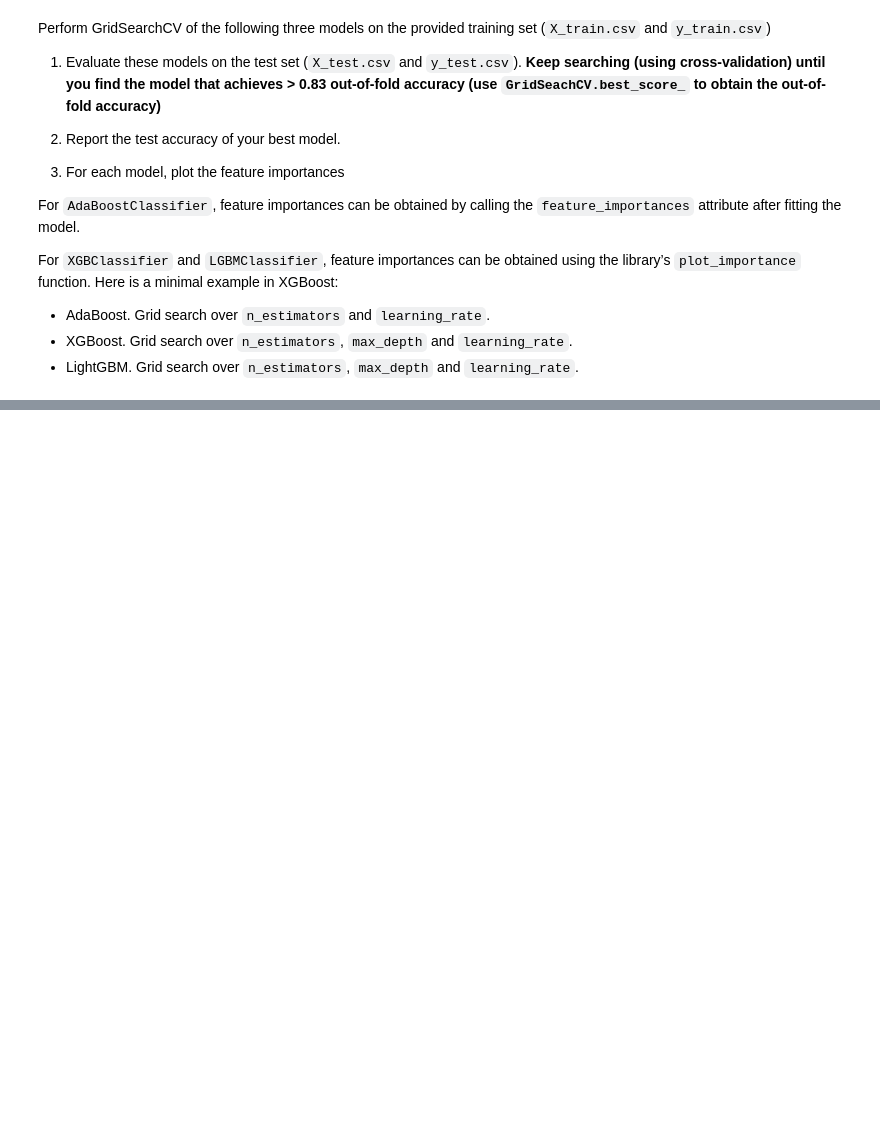
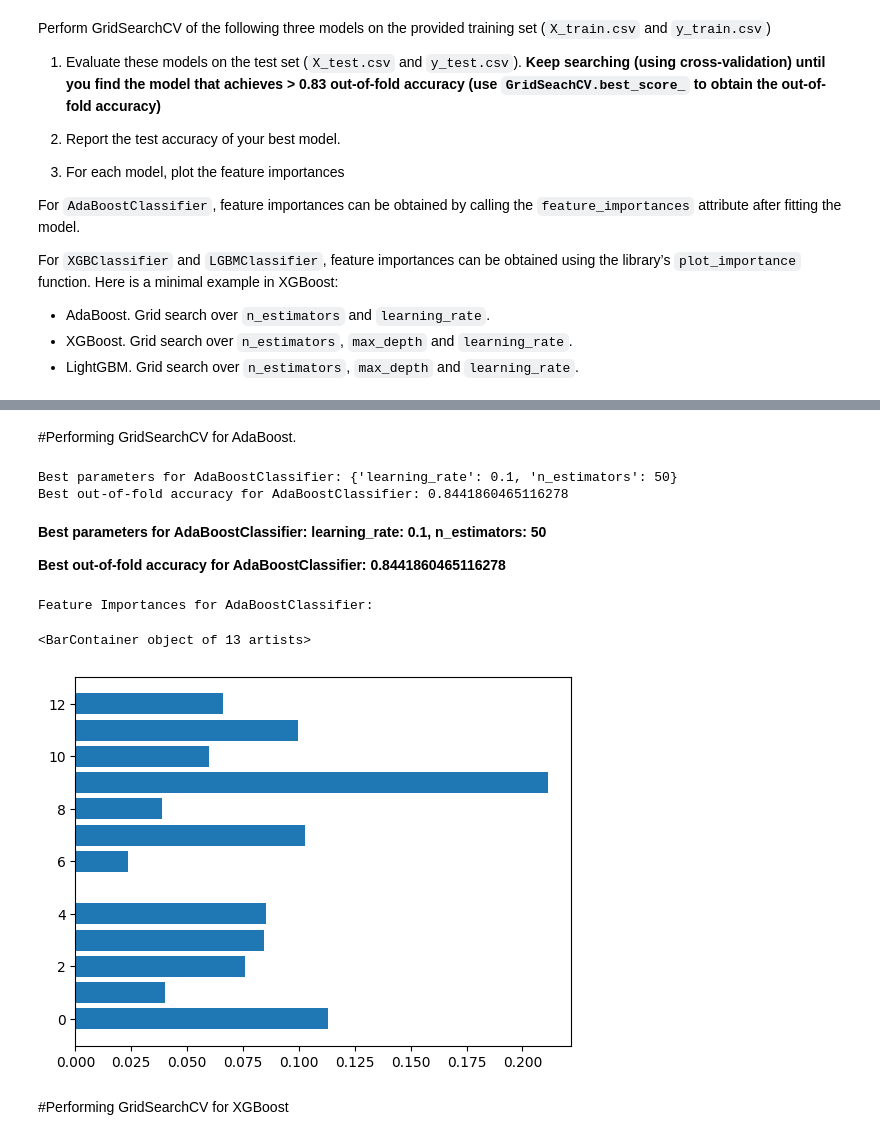
Before and after one commit to H0wAreU/Statistical-Learning-Labs., a Jupyter notebook: Lab07_Boosted_trees.ipynb, the cells around one changed output, grey strips where cells are left out. Drawn from its saved outputs; the diff is of its cells as text; code cells hidden in the pictures; blank space fills up the shorter version.

```diff
--- a/Lab07_Boosted_trees.ipynb
+++ b/Lab07_Boosted_trees.ipynb
@@ -57,0 +78,48 @@ X_train
+# %% [markdown]
+#Performing GridSearchCV for AdaBoost.
+# %%
+from sklearn.ensemble import AdaBoostClassifier
+
+# Define the estimator (AdaBoostClassifier)
+adaboost = AdaBoostClassifier(random_state=42)
+
+# Define the parameter grid for AdaBoost
+param_adaboost = {
+    'n_estimators': [50, 100, 200],
+    'learning_rate': [0.01, 0.1, 0.2]
+}
+
+# Perform GridSearchCV for AdaBoostClassifier
+grid_search_adaboost = GridSearchCV(
+    estimator=adaboost,
+    param_grid=param_adaboost,
+    cv=5,
+    scoring='accuracy',
+    n_jobs=-1 # Use all available cores
+)
+
+grid_search_adaboost.fit(X_train, y_train)
+
+print("Best parameters for AdaBoostClassifier:", grid_search_adaboost.best_params_)
+print("Best out-of-fold accuracy for AdaBoostClassifier:", grid_search_adaboost.best_score_)
+# %% [output]
+Best parameters for AdaBoostClassifier: {'learning_rate': 0.1, 'n_estimators': 50}
+Best out-of-fold accuracy for AdaBoostClassifier: 0.8441860465116278
+# %% [markdown]
+**Best parameters for AdaBoostClassifier: learning_rate: 0.1, n_estimators: 50**
+
+**Best out-of-fold accuracy for AdaBoostClassifier: 0.8441860465116278**
+# %%
+from sklearn.ensemble import AdaBoostClassifier
+import matplotlib.pyplot as plt
+ad = adaboost.fit(X_train, y_train)
+
+# Plot feature importances for AdaBoostClassifier
+print("Feature Importances for AdaBoostClassifier:")
+plt.barh(range(len(ad.feature_importances_)), ad.feature_importances_)
+# %% [output]
+Feature Importances for AdaBoostClassifier:
+<BarContainer object of 13 artists>
+[figure, added]
+# %% [markdown]
+#Performing GridSearchCV for XGBoost
```
Also changed, not shown: parts of 11 cells of this notebook.
